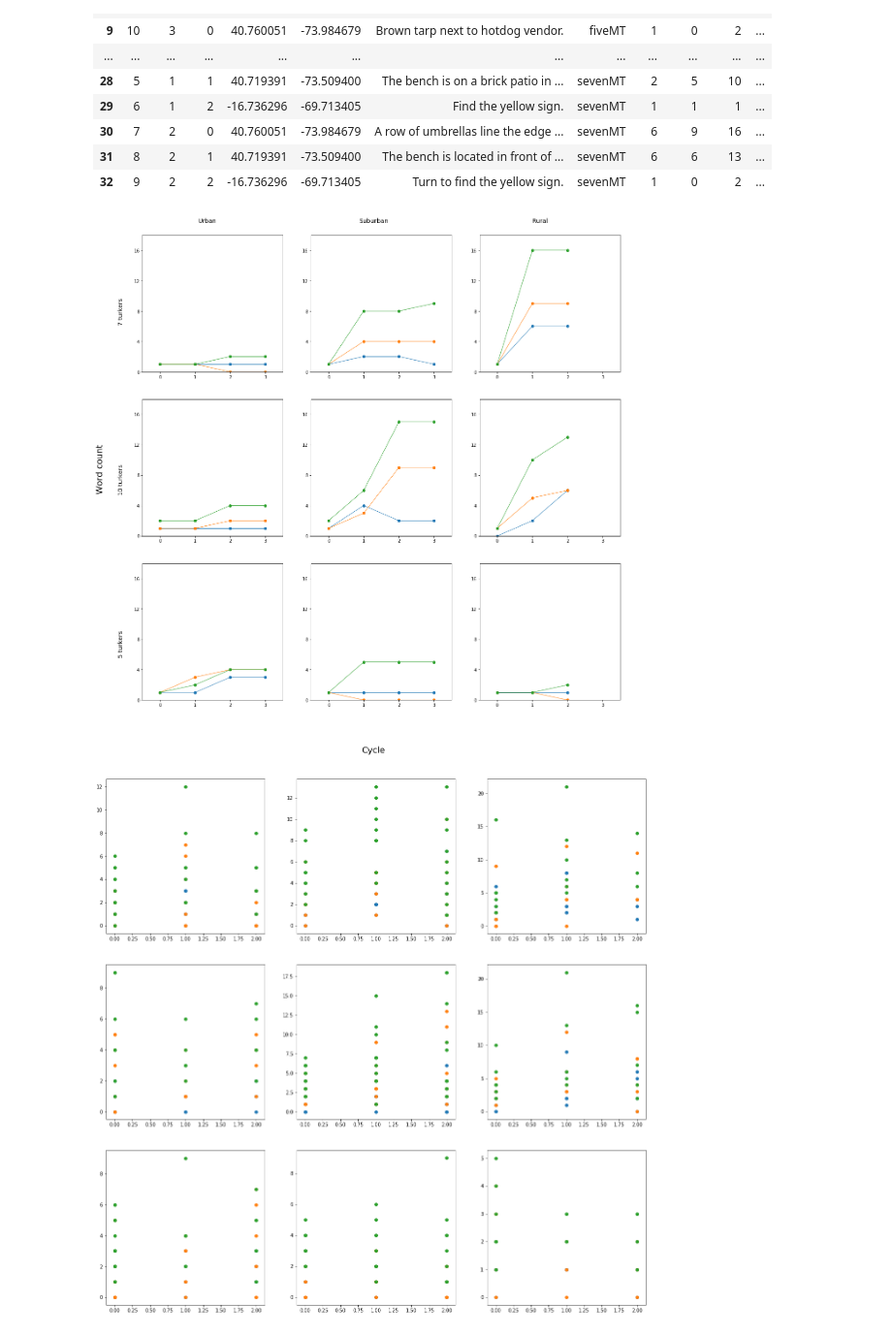
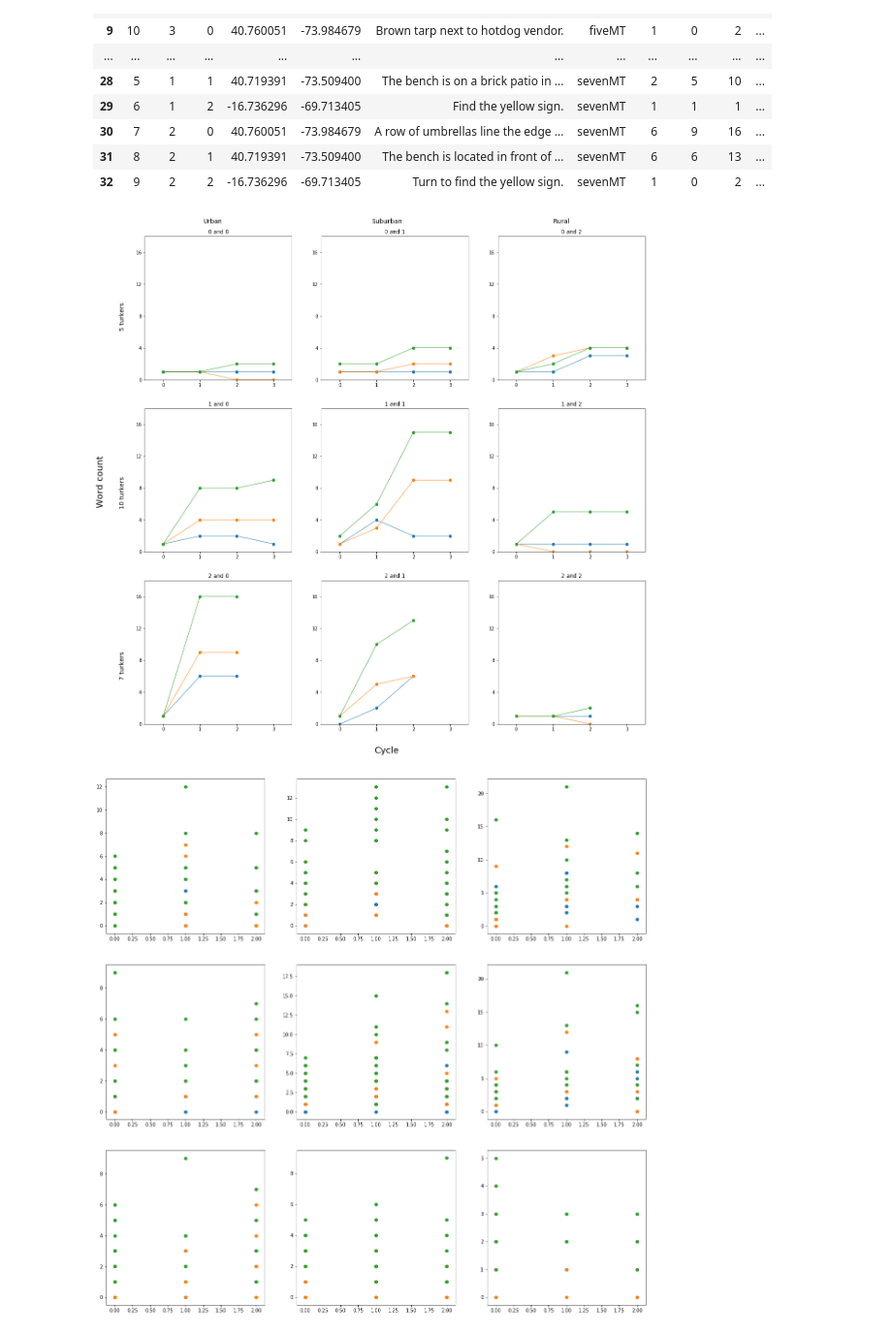
Before and after one commit to brian-ho/cs279-final-project, a Jupyter notebook: Description syntax.ipynb, the cells around one changed output. Shown at 97% size. Saved outputs shown, nothing was run; the diff lists cells and outputs as text; code cells hidden in the pictures.

```diff
--- a/Description syntax.ipynb
+++ b/Description syntax.ipynb
@@ -134,43 +134,44 @@ ax.spines['top'].set_color('none')
 ax.spines['bottom'].set_color('none')
 ax.spines['left'].set_color('none')
 ax.spines['right'].set_color('none')
 ax.tick_params(labelcolor='w', top='off', bottom='off', left='off', right='off')
 
 # Set common labels
 ax.set_xlabel('common xlabel')
 ax.set_ylabel('common ylabel')
 '''
 
 for i, row in enumerate(axs):
     for j, ax in enumerate(row):
-        ax.plot(df[(df.trial == i)&(df.exp_index == j)].gen,
-                   df[(df.trial == i)&(df.exp_index == j)].adj, lw=1, marker='o')
-        ax.plot(df[(df.trial == i)&(df.exp_index == j)].gen,
-                   df[(df.trial == i)&(df.exp_index == j)].prep, lw=1, marker='o')
-        ax.plot(df[(df.trial == i)&(df.exp_index == j)].gen,
-                   df[(df.trial == i)&(df.exp_index == j)].noun, lw=1, marker='o')
+        ax.plot(df[(df.trial == j)&(df.exp_index == i)].gen,
+                   df[(df.trial == j)&(df.exp_index == i)].adj, lw=1, marker='o')
+        ax.plot(df[(df.trial == j)&(df.exp_index == i)].gen,
+                   df[(df.trial == j)&(df.exp_index == i)].prep, lw=1, marker='o')
+        ax.plot(df[(df.trial == j)&(df.exp_index == i)].gen,
+                   df[(df.trial == j)&(df.exp_index == i)].noun, lw=1, marker='o')
         ax.set_xlim([-.5,3.5])
         ax.set_xticks(range(0,4))
         ax.set_ylim([0,18])
         ax.set_yticks(range(0,20,4))
+        ax.set_title('%i and %i' % (i,j))
         #ax.set_xlabel('Cycle')
         #ax.set_ylabel('Word count')
 
-f.text(0.5, 0.04, 'Cycle', ha='center', size=20)
+f.text(0.5, 0.08, 'Cycle', ha='center', size=20)
 
 f.text(0.23, 0.9, 'Urban', ha='center', size=14)
 f.text(0.5, 0.9, 'Suburban', ha='center', size=14)
 f.text(0.77, 0.9, 'Rural', ha='center', size=14)
 
 f.text(0.05, 0.5, 'Word count', va='center', rotation='vertical', size=20)
 
-f.text(0.09, 0.23, '5 turkers', ha='center', rotation='vertical', size=14)
+f.text(0.09, 0.23, '7 turkers', ha='center', rotation='vertical', size=14)
 f.text(0.09, 0.5, '10 turkers', ha='center', rotation='vertical', size=14)
-f.text(0.09, 0.77, '7 turkers', ha='center', rotation='vertical', size=14)
+f.text(0.09, 0.77, '5 turkers', ha='center', rotation='vertical', size=14)
 
 f.show()
 # %% [output]
-[figure, old version]
+[figure, new version]
 # %%
 f, axs = plt.subplots(3,3, figsize=(20,20))
 for i, row in enumerate(axs):
```
Also changed, not shown: 1 other file.
